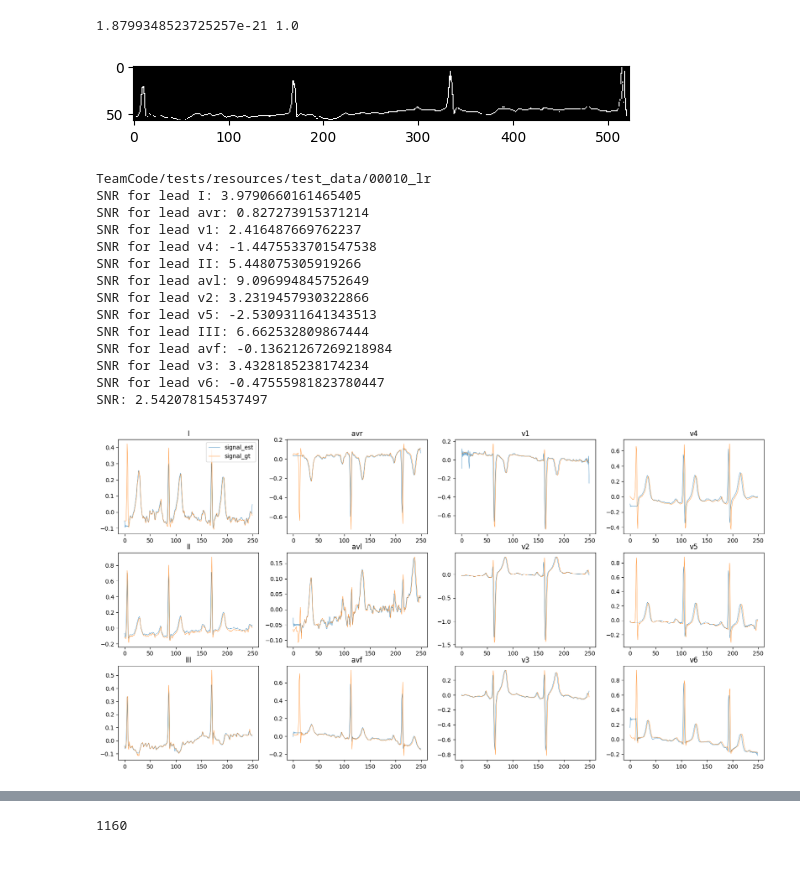
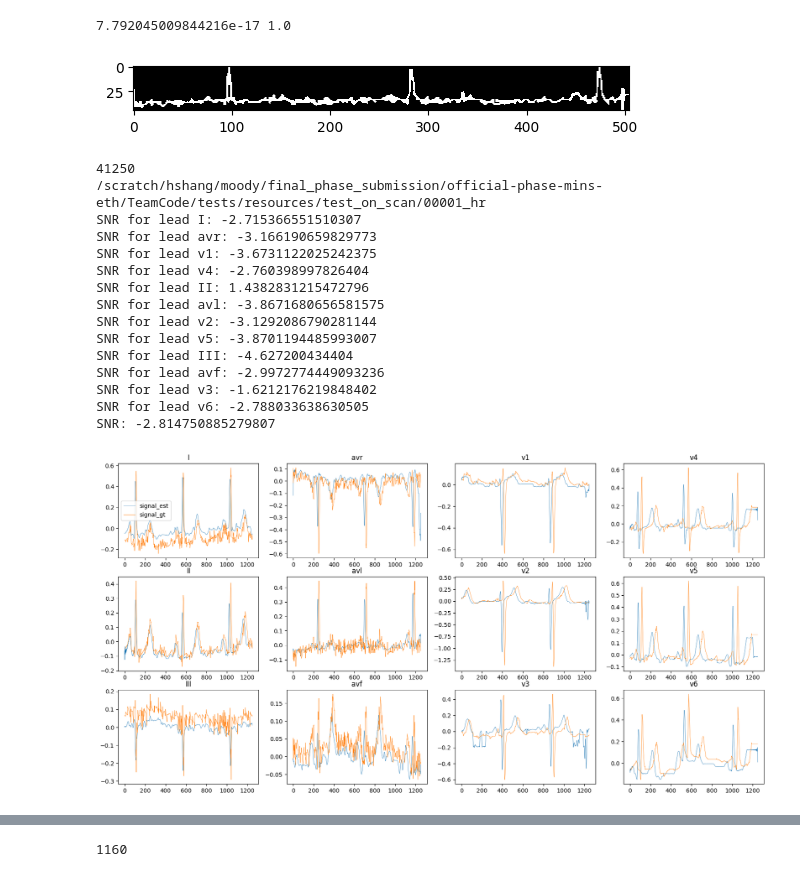
Before and after one commit to MINSMoody/ECG_Paper_Digitization_via_Faster_R-CNN_and_U-Net, a Jupyter notebook: TeamCode/src/exp.ipynb, the cells around one changed output, grey strips where cells are left out. Drawn from its saved outputs; the diff is of its cells as text; code cells hidden in the pictures.

Commit message:
submission 5

```diff
--- a/TeamCode/src/exp.ipynb
+++ b/TeamCode/src/exp.ipynb
@@ -7,17 +7,17 @@ with open('/scratch/hshang/moody/final_phase_submission/official-phase-mins-eth/
 # %%
 # print(data)
 import matplotlib.pyplot as plt
 import numpy as np
 
 #plot the data
-vis = np.where(data[9] > 0.5, 1, 0)
+vis = np.where(data[4] > 0.1, 1, 0)
 # plt.imshow(vis, cmap='gray')
 plt.imshow(vis, cmap='gray')
 
 print(min(data[1].flatten()), max(data[1].flatten()))
 # %% [output]
-1.8799348523725257e-21 1.0
+7.792045009844216e-17 1.0
-[figure, old version]
+[figure, new version]
 # %%
 def compute_snr(x_ref, x_est, keep_nans=True, signal_median=False, noise_median=False):
     # Check the reference and estimated signals.
@@ -454,7 +468,7 @@ def shift_signals(signal_ref, signal_est, sampling_frequency, channels, no_shift
         else:
             signal_est_collection.append(signal_est[:, j])
 # %%
-from helper_code import get_num_samples, load_signals
+from helper_code import get_num_samples, load_signals, compute_snr
 from scipy import interpolate
 import numpy as np
 import warnings
@@ -463,7 +477,7 @@ import pickle
 
 
 
-record = '/scratch/hshang/moody/final_phase_submission/official-phase-mins-eth/TeamCode/tests/resources/test_data/00010_lr'
+record = '/scratch/hshang/moody/final_phase_submission/official-phase-mins-eth/TeamCode/tests/resources/test_on_scan/00001_hr'
 pkl_pth = '/scratch/hshang/moody/final_phase_submission/official-phase-mins-eth/to_dump.pkl'
 header_pth = record+'.hea'
 with open(header_pth, 'r') as f:
@@ -478,18 +492,37 @@ bboxes = pkl['bboxes']#.detach().numpy()
 scores = pkl['scores']#.detach().numpy()
 labels = pkl['labels']#.detach().numpy()
 record = pkl['record']
+signal_est = pkl['signal_est']#.detach().numpy()
+# print(signal_est.shape)
+print(np.sum(np.where(np.isnan(signal_est), 1, 0)))
 # signal_gt = load_signals(record)[0]
 print(record)
 # bboxes, labels, scores, masks = filter_boxes(bboxes, labels, scores, masks)
 # plt.imshow(masks[0]*255, cmap='gray')
 # print(np.sum(masks[0]))
 
+import pywt
+import numpy as np
 
+def wavelet_denoising(signal, wavelet='db4', level=3):
+    coeffs = pywt.wavedec(signal, wavelet, level=level)
+    sigma = np.median(np.abs(coeffs[-1])) / 0.6745
+    uthresh = sigma * np.sqrt(2 * np.log(len(signal)))
+    denoised_coeffs = [pywt.threshold(c, uthresh, mode='soft') for c in coeffs]
+    return pywt.waverec(denoised_coeffs, wavelet)
+
+# sigs = []
+# # Example usage:
+# for signal in signal_est:
+#     filtered_signal = wavelet_denoising(np.drop)
+#     sigs.append(filtered_signal)
+
+# signal_est = np.array(sigs)
 
 #format = ['I', 'aVR', 'V1', 'V4', 'II', 'aVL', 'V2', 'V5', 'III', 'aVF', 'V3', 'V6']
-mV_pixel = (25.4 *8.5*0.5)/(masks[0].shape[0]*5)
+# mV_pixel = (25.4 *8.5*0.5)/(masks[0].shape[0]*5)
 
-signal_est = readOut(header_pth, masks, bboxes, mV_pixel)
+# signal_est =readOut(num_samples, masks, 4, bboxes, mV_pixel)
 
 
 # snr = compute_snr(signal_gt.flatten(), signal_est.flatten())
@@ -568,21 +601,22 @@ plt.show()
 # plt.savefig('test.png')
 plt.close()
 # %% [output]
-TeamCode/tests/resources/test_data/00010_lr
-SNR for lead I: 3.9790660161465405
-SNR for lead avr: 0.827273915371214
-SNR for lead v1: 2.416487669762237
-SNR for lead v4: -1.4475533701547538
-SNR for lead II: 5.448075305919266
-SNR for lead avl: 9.096994845752649
-SNR for lead v2: 3.2319457930322866
-SNR for lead v5: -2.5309311641343513
-SNR for lead III: 6.662532809867444
-SNR for lead avf: -0.13621267269218984
-SNR for lead v3: 3.4328185238174234
-SNR for lead v6: -0.47555981823780447
-SNR: 2.542078154537497
+41250
+/scratch/hshang/moody/final_phase_submission/official-phase-mins-eth/TeamCode/tests/resources/test_on_scan/00001_hr
+SNR for lead I: -2.715366551510307
+SNR for lead avr: -3.166190659829773
+SNR for lead v1: -3.6731122025242375
+SNR for lead v4: -2.760398997826404
+SNR for lead II: 1.4382831215472796
+SNR for lead avl: -3.8671680656581575
+SNR for lead v2: -3.1292086790281144
+SNR for lead v5: -3.8701194485993007
+SNR for lead III: -4.627200434404
+SNR for lead avf: -2.9972774449093236
+SNR for lead v3: -1.6212176219848402
+SNR for lead v6: -2.788033638630505
+SNR: -2.814750885279807
-[figure, old version]
+[figure, new version]
 # %%
 
 import mmcv
```
Also changed, not shown: parts of 5 cells of this notebook, 24 other files.
